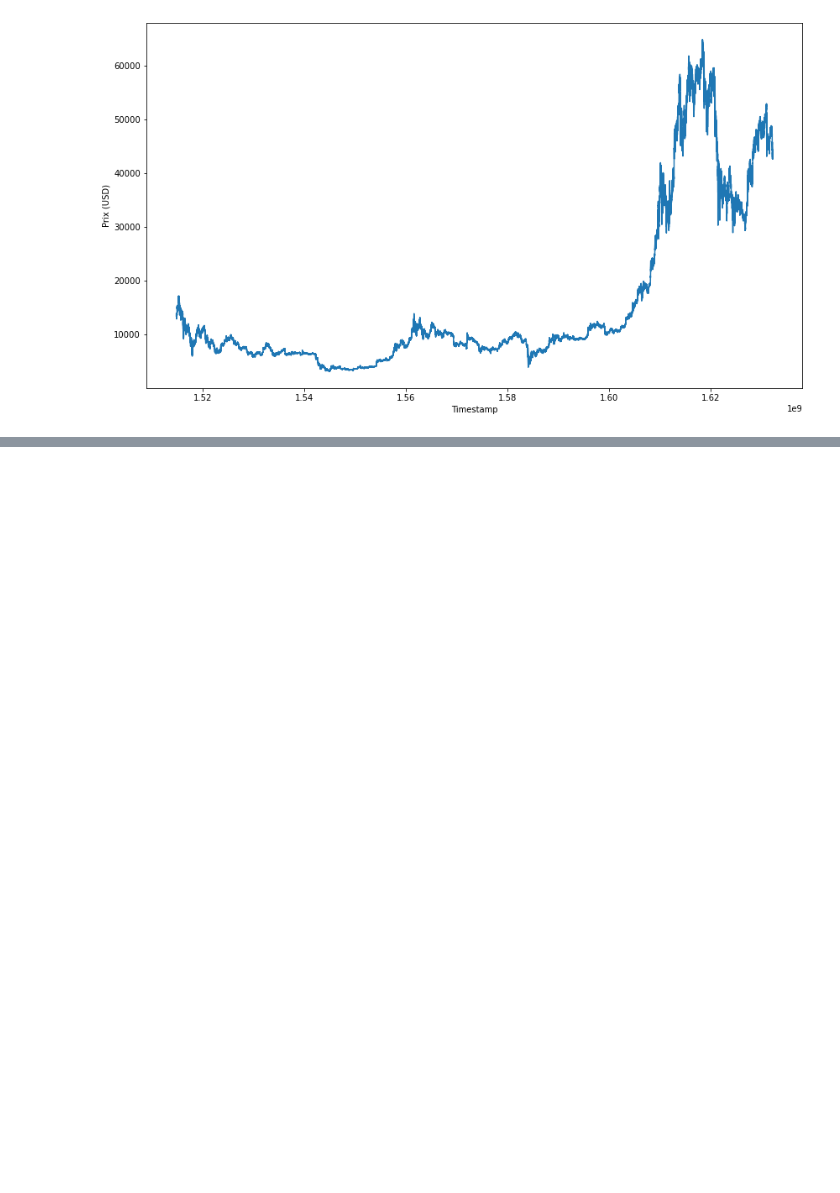
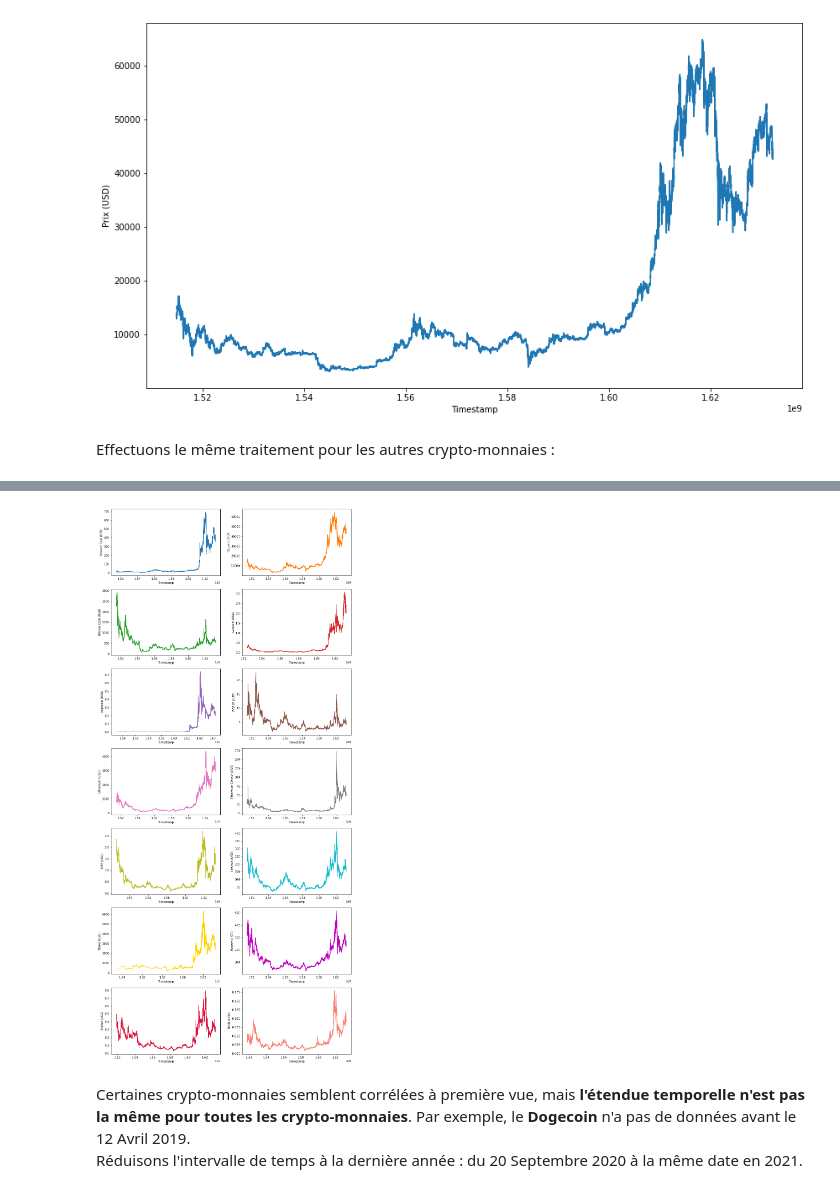
Before and after one commit to QBRAEM/crypto, a Jupyter notebook: crypto_exploration.ipynb, the cells around one changed output, grey strips where cells are left out. Cells and saved outputs as stored; diff of their text form; code cells hidden in the pictures; blank space fills up the shorter version.

```diff
--- a/crypto_exploration.ipynb
+++ b/crypto_exploration.ipynb
@@ -91,7 +93,7 @@ types = {
     "VWAP": 'float64',
 }
 
-df = pd.read_csv("g-research-crypto-forecasting/train.csv", low_memory=False, dtype=types)
+df = pd.read_csv("g-research-crypto-forecasting/train.csv", dtype=types)
 df.head(10)
 # %% [output]
 |  | timestamp | Asset_ID | Count | Open | High | Low | Close | Volume | VWAP | Target |
@@ -239,3 +241,5 @@ plt.ylabel("Prix (USD)")
 plt.show()
 # %% [output]
 [figure]
+# %% [markdown]
+Effectuons le même traitement pour les autres crypto-monnaies :
@@ -241,0 +263,30 @@ plt.show()
+# %%
+def extract_asset_and_fill_gaps(df, asset_id):
+    df_asset = df[df["Asset_ID"] == asset_id].set_index("timestamp")
+    asset_begin = df_asset.index[0].astype('datetime64[s]')
+    asset_end = df_asset.index[-1].astype('datetime64[s]')
+    df_asset = df_asset.reindex(np.array(range(df_asset.index[0], df_asset.index[-1] + 60, 60))).ffill()
+    return df_asset, asset_begin, asset_end
+# %%
+d_assets = {}
+for i, row in assets.iterrows():
+    asset_id = row["Asset_ID"]
+    asset_name = row["Asset_Name"]
+    df_asset, asset_begin, asset_end = extract_asset_and_fill_gaps(df, asset_id)
+    d_assets[asset_id] = {
+        "Asset_ID": asset_id,
+        "Asset_Name": asset_name,
+        "Asset_Data": df_asset,
+        "Asset_Begin": asset_begin,
+        "Asset_End": asset_end,
+    }
+# %%
+plt.figure(figsize=(15, 5 * len(d_assets) // 2))
+for asset in d_assets.values():
+    print("Etendue temporelle du %-16s" % asset["Asset_Name"], ": du", asset["Asset_Begin"], "au", asset["Asset_End"])
+    plt.subplot(len(d_assets) // 2, 2, asset["Asset_ID"] + 1)
+    plt.plot(asset["Asset_Data"].index, asset["Asset_Data"].Close, color=colors[asset["Asset_ID"]])
+    plt.xlabel("Timestamp")
+    plt.ylabel(asset["Asset_Name"] + " (USD)")
+plt.show()
+# %% [output]
@@ -241,0 +307,4 @@ plt.show()
+[figure, added]
+# %% [markdown]
+Certaines crypto-monnaies semblent corrélées à première vue, mais **l'étendue temporelle n'est pas la même pour toutes les crypto-monnaies**. Par exemple, le **Dogecoin** n'a pas de données avant le 12 Avril 2019.<br>
+Réduisons l'intervalle de temps à la dernière année : du 20 Septembre 2020 à la même date en 2021.
```
Also changed, not shown: parts of 14 cells of this notebook.
